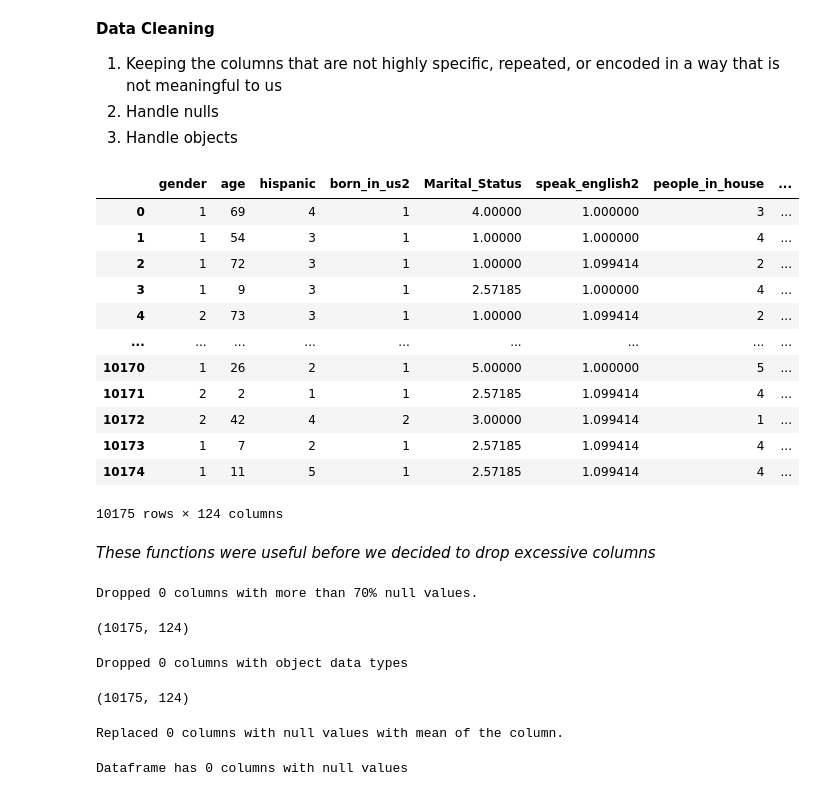
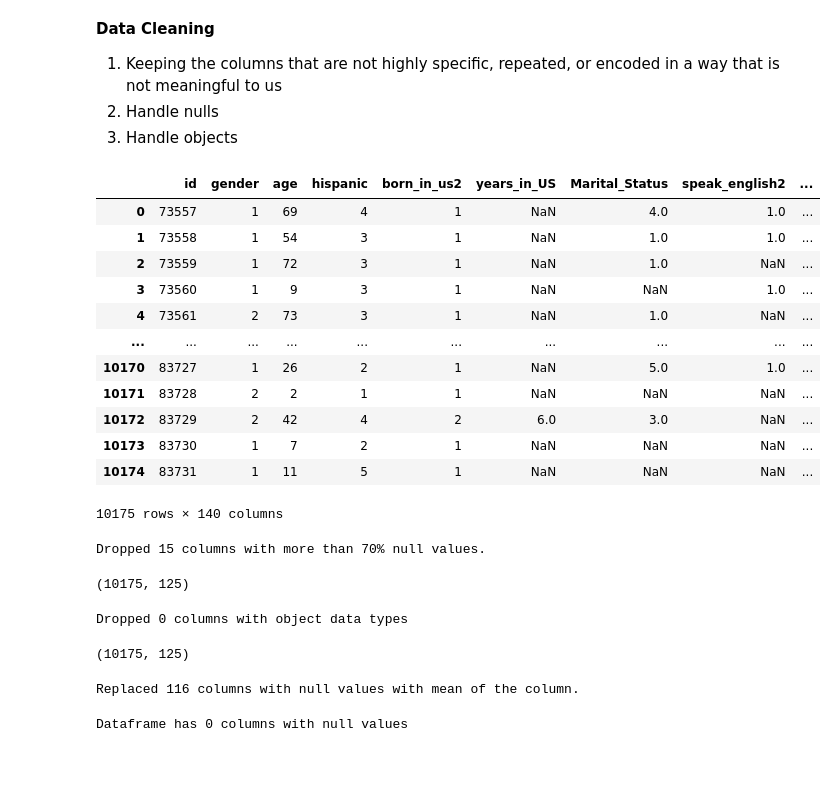
Before and after one commit to ErinPhillips/data_mining_midterm, a Jupyter notebook: midterm.ipynb, the cells around one changed output. Drawn from its saved outputs; the diff is of its cells as text; code cells hidden in the pictures; blank space fills up the shorter version.

```diff
--- a/midterm.ipynb
+++ b/midterm.ipynb
@@ -94,5 +100,6 @@ labs = pd.read_csv('nhnes/labs.csv')
 meds = pd.read_csv('nhnes/medications.csv', encoding='latin1')
 # %%
 df = pd.concat([demo, diet, exam, labs], axis=1)
-df.shape
+df = df.loc[:,~df.columns.duplicated()]
+df.head()
 # %% [output]
@@ -490,6 +516,7 @@ col_decoder = {
 'RIDAGEYR' : 'age',
 'RIDRETH1' : 'hispanic',
 'RXQ510' : 'take_aspirin',
+'SEQN' : 'id',
 'SLD010H' : 'sleep_hours',
 'SLQ050' : 'trouble_sleeping',
 'SLQ060' : 'sleep_disorder',
@@ -501,65 +528,75 @@ col_decoder = {
 'SMQ681' : 'smoked_1w',
 'SMQ851' : 'tobaco2_1w',
 'SMQ856' : 'smoked_at_work',
 'SMQ858' : 'someone_smoked_at_job',
 'SMQ860' : 'smoked_at_restaurant',
 'SMQ863' : 'nicotine_1w',
 'SMQ866' : 'smoked_at_bar',
 'SMQ870' : 'smoked_in_car',
 'SMQ872' : 'someone_smoked_in_car',
 'SMQ874' : 'smoked_another_home',
 'SMQ876' : 'someone_smoked_in_home',
 'SMQ878' : 'smoked_other_building',
 'SMQ880' : 'someone_smoked_other_building',
 'SXD021' : 'sex_ever',
 'URXUCR' : 'creatinine_urine',
 'WHD010' : 'height_in',
 'WHD020' : 'current_weight_lb',
 'WHD050' : 'weight_1y',
 'WHD110' : 'weight_10y',
 'WHD120' : 'weight_age_25',
 'WHD140' : 'greatest_weight',
 'WHQ030' : 'overweight_self',
 'WHQ040' : 'weightloss_desire',
 'WHQ070' : 'weightloss_attempt',
 'WHQ150' : 'age_when_heaviest'
 }
+
+keep_cols = list(col_decoder.values())
+
 df = df.rename(columns = col_decoder)
-keep_cols = list(col_decoder.values())
+demo = demo.rename(columns = col_decoder)
+diet = diet.rename(columns = col_decoder)
+exam = exam.rename(columns = col_decoder)
+labs = labs.rename(columns = col_decoder)
+
 df = df[df.columns.intersection(keep_cols)]
+demo = demo[demo.columns.intersection(keep_cols)]
+diet = diet[diet.columns.intersection(keep_cols)]
+exam = exam[exam.columns.intersection(keep_cols)]
+labs = labs[labs.columns.intersection(keep_cols)]
+
 df
 # %% [output]
-|  | gender | age | hispanic | born_in_us2 | Marital_Status | speak_english2 | people_in_house | ... |
-| 0 | 1 | 69 | 4 | 1 | 4.00000 | 1.000000 | 3 | ... |
-| 1 | 1 | 54 | 3 | 1 | 1.00000 | 1.000000 | 4 | ... |
-| 2 | 1 | 72 | 3 | 1 | 1.00000 | 1.099414 | 2 | ... |
-| 3 | 1 | 9 | 3 | 1 | 2.57185 | 1.000000 | 4 | ... |
-| 4 | 2 | 73 | 3 | 1 | 1.00000 | 1.099414 | 2 | ... |
-| ... | ... | ... | ... | ... | ... | ... | ... | ... |
-| 10170 | 1 | 26 | 2 | 1 | 5.00000 | 1.000000 | 5 | ... |
-| 10171 | 2 | 2 | 1 | 1 | 2.57185 | 1.099414 | 4 | ... |
-| 10172 | 2 | 42 | 4 | 2 | 3.00000 | 1.099414 | 1 | ... |
-| 10173 | 1 | 7 | 2 | 1 | 2.57185 | 1.099414 | 4 | ... |
-| 10174 | 1 | 11 | 5 | 1 | 2.57185 | 1.099414 | 4 | ... |
+|  | id | gender | age | hispanic | born_in_us2 | years_in_US | Marital_Status | speak_english2 | ... |
+| 0 | 73557 | 1 | 69 | 4 | 1 | NaN | 4.0 | 1.0 | ... |
+| 1 | 73558 | 1 | 54 | 3 | 1 | NaN | 1.0 | 1.0 | ... |
+| 2 | 73559 | 1 | 72 | 3 | 1 | NaN | 1.0 | NaN | ... |
+| 3 | 73560 | 1 | 9 | 3 | 1 | NaN | NaN | 1.0 | ... |
+| 4 | 73561 | 2 | 73 | 3 | 1 | NaN | 1.0 | NaN | ... |
+| ... | ... | ... | ... | ... | ... | ... | ... | ... | ... |
+| 10170 | 83727 | 1 | 26 | 2 | 1 | NaN | 5.0 | 1.0 | ... |
+| 10171 | 83728 | 2 | 2 | 1 | 1 | NaN | NaN | NaN | ... |
+| 10172 | 83729 | 2 | 42 | 4 | 2 | 6.0 | 3.0 | NaN | ... |
+| 10173 | 83730 | 1 | 7 | 2 | 1 | NaN | NaN | NaN | ... |
+| 10174 | 83731 | 1 | 11 | 5 | 1 | NaN | NaN | NaN | ... |
-10175 rows × 124 columns
+10175 rows × 140 columns
-# %% [markdown]
-*These functions were useful before we decided to drop excessive columns*
 # %%
 null_handler(df)
 df.shape
 # %% [output]
-Dropped 0 columns with more than 70% null values.
+Dropped 15 columns with more than 70% null values.
-(10175, 124)
+(10175, 125)
 # %%
 object_handler(df)
 df.shape
 # %% [output]
 Dropped 0 columns with object data types
-(10175, 124)
+(10175, 125)
 # %%
 mean_replace_null(df)
 # %% [output]
-Replaced 0 columns with null values with mean of the column.
+Replaced 116 columns with null values with mean of the column.
 # %%
 check_nulls(df)
 # %% [output]
```
Also changed, not shown: parts of 13 cells of this notebook.
